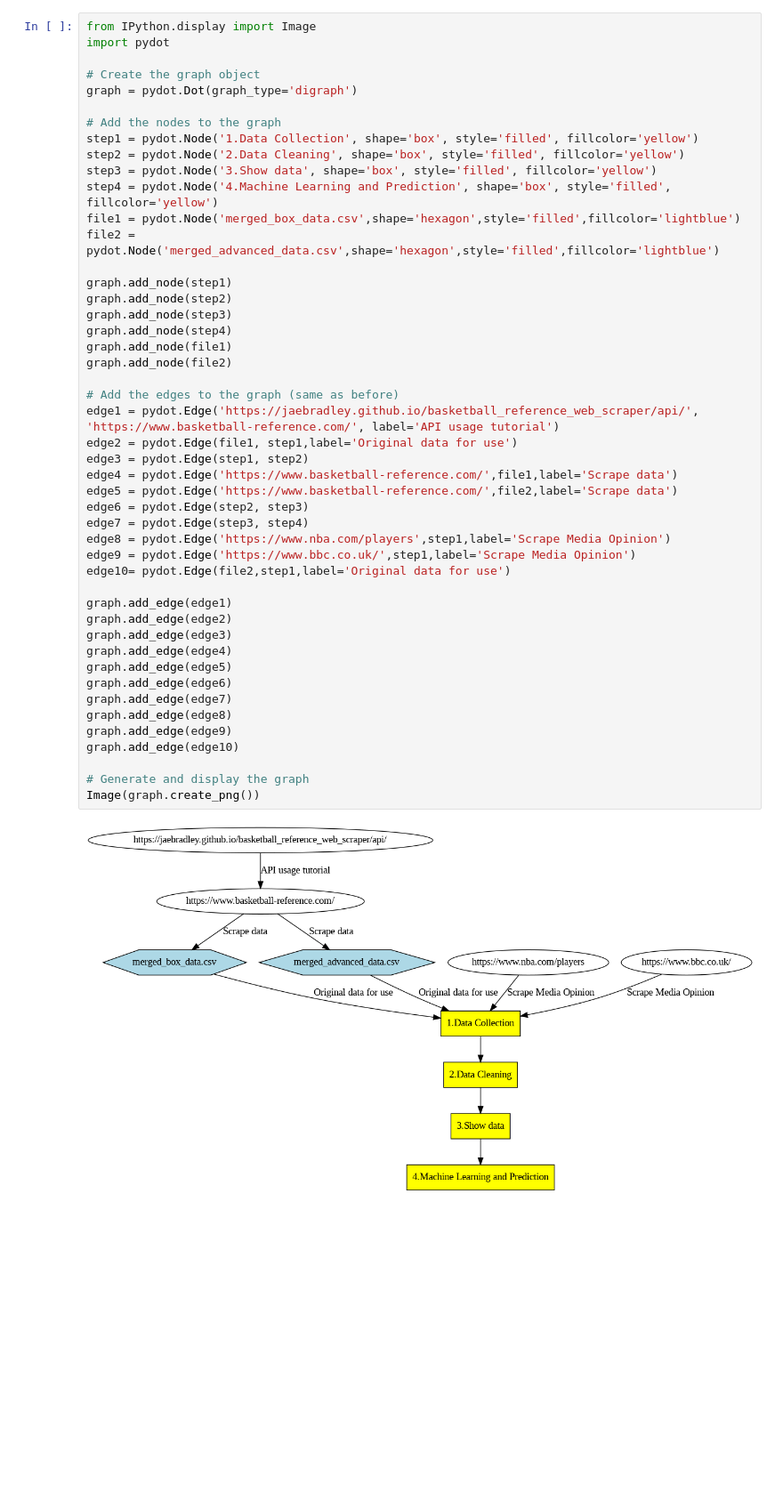
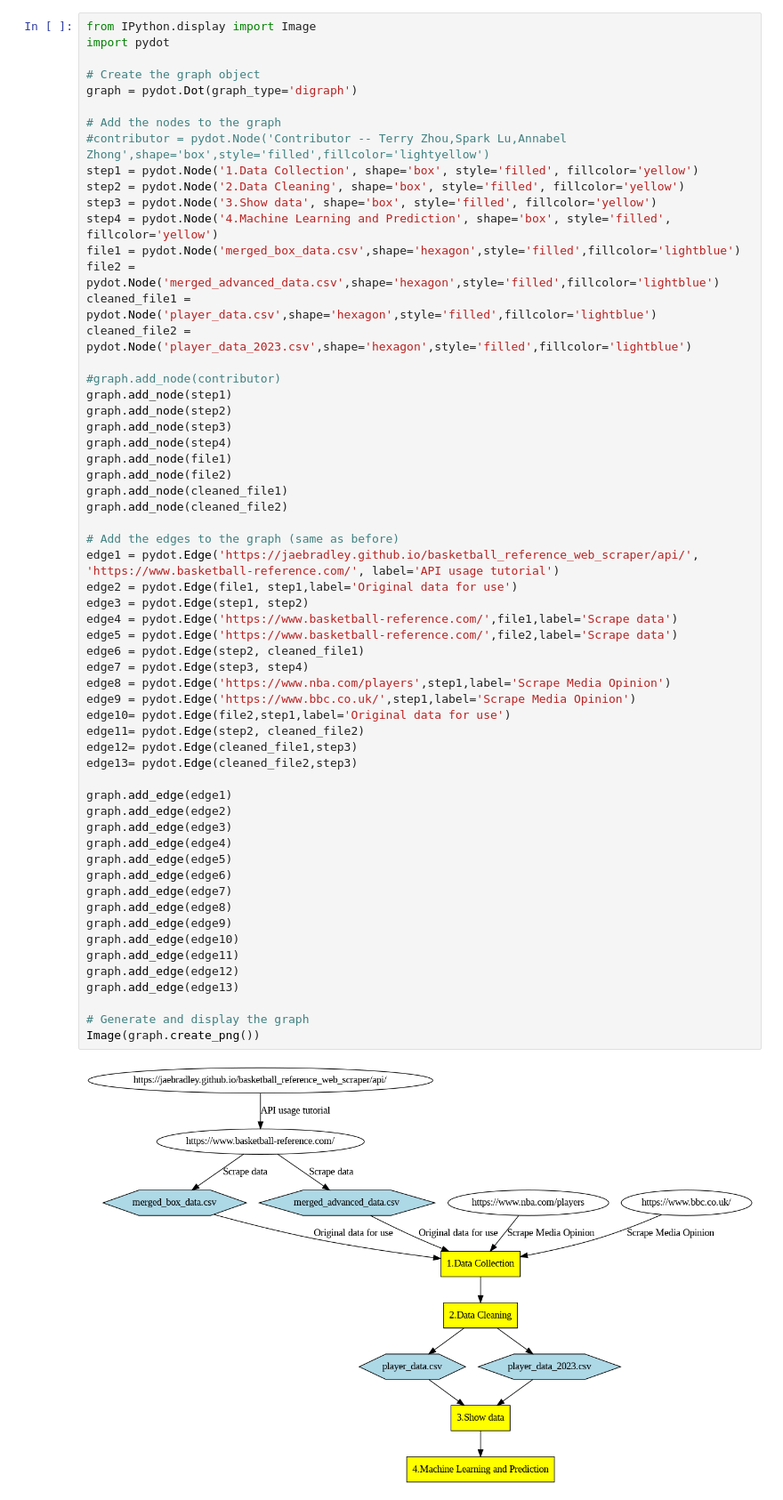
Before and after one commit to tz1211/DS105L-Project-404-Not-Found, a Jupyter notebook: Code/procedure_visualization.ipynb, the cells around one changed output. Shown: that part at 89% size. Drawn from its saved outputs; the diff is of its cells as text; blank space fills up the shorter version.

```diff
--- a/Code/procedure_visualization.ipynb
+++ b/Code/procedure_visualization.ipynb
@@ -6,44 +6,56 @@ import pydot
 graph = pydot.Dot(graph_type='digraph')
 
 # Add the nodes to the graph
+#contributor = pydot.Node('Contributor -- Terry Zhou,Spark Lu,Annabel Zhong',shape='box',style='filled',fillcolor='lightyellow')
 step1 = pydot.Node('1.Data Collection', shape='box', style='filled', fillcolor='yellow')
 step2 = pydot.Node('2.Data Cleaning', shape='box', style='filled', fillcolor='yellow')
 step3 = pydot.Node('3.Show data', shape='box', style='filled', fillcolor='yellow')
 step4 = pydot.Node('4.Machine Learning and Prediction', shape='box', style='filled', fillcolor='yellow')
 file1 = pydot.Node('merged_box_data.csv',shape='hexagon',style='filled',fillcolor='lightblue')
 file2 = pydot.Node('merged_advanced_data.csv',shape='hexagon',style='filled',fillcolor='lightblue')
+cleaned_file1 = pydot.Node('player_data.csv',shape='hexagon',style='filled',fillcolor='lightblue')
+cleaned_file2 = pydot.Node('player_data_2023.csv',shape='hexagon',style='filled',fillcolor='lightblue')
 
+#graph.add_node(contributor)
 graph.add_node(step1)
 graph.add_node(step2)
 graph.add_node(step3)
 graph.add_node(step4)
 graph.add_node(file1)
 graph.add_node(file2)
+graph.add_node(cleaned_file1)
+graph.add_node(cleaned_file2)
 
 # Add the edges to the graph (same as before)
 edge1 = pydot.Edge('https://jaebradley.github.io/basketball_reference_web_scraper/api/', 'https://www.basketball-reference.com/', label='API usage tutorial')
 edge2 = pydot.Edge(file1, step1,label='Original data for use')
 edge3 = pydot.Edge(step1, step2)
 edge4 = pydot.Edge('https://www.basketball-reference.com/',file1,label='Scrape data')
 edge5 = pydot.Edge('https://www.basketball-reference.com/',file2,label='Scrape data')
-edge6 = pydot.Edge(step2, step3)
+edge6 = pydot.Edge(step2, cleaned_file1)
 edge7 = pydot.Edge(step3, step4)
 edge8 = pydot.Edge('https://www.nba.com/players',step1,label='Scrape Media Opinion')
 edge9 = pydot.Edge('https://www.bbc.co.uk/',step1,label='Scrape Media Opinion')
 edge10= pydot.Edge(file2,step1,label='Original data for use')
+edge11= pydot.Edge(step2, cleaned_file2)
+edge12= pydot.Edge(cleaned_file1,step3)
+edge13= pydot.Edge(cleaned_file2,step3)
 
 graph.add_edge(edge1)
 graph.add_edge(edge2)
 graph.add_edge(edge3)
 graph.add_edge(edge4)
 graph.add_edge(edge5)
 graph.add_edge(edge6)
 graph.add_edge(edge7)
 graph.add_edge(edge8)
 graph.add_edge(edge9)
 graph.add_edge(edge10)
+graph.add_edge(edge11)
+graph.add_edge(edge12)
+graph.add_edge(edge13)
 
 # Generate and display the graph
 Image(graph.create_png())
 # %% [output]
-[figure, old version]
+[figure, new version]
```
Also changed, not shown: 1 other file.
